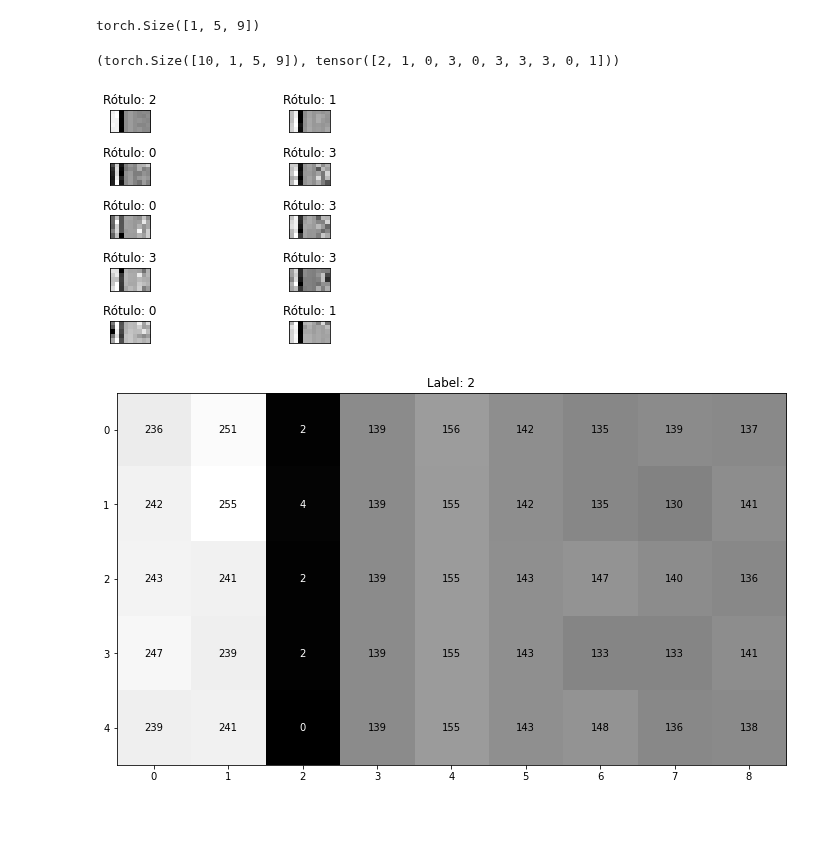
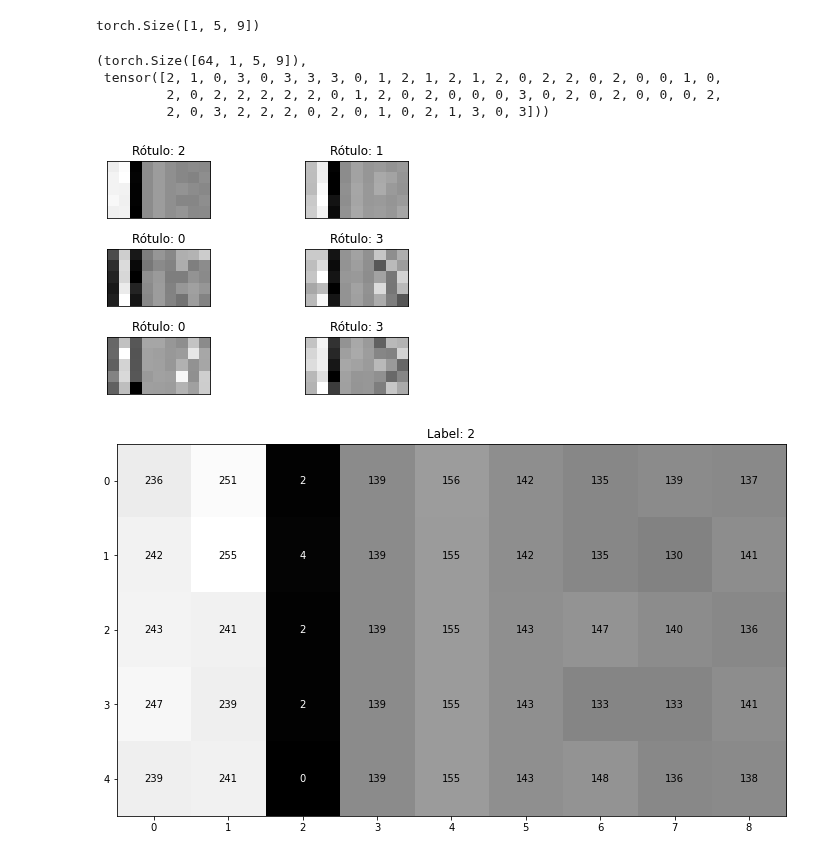
Before and after one commit to andssuu/moncattle, a Jupyter notebook: supervised/notebooks/cnn.ipynb, the cells around one changed output. Cells and saved outputs as stored; diff of their text form; code cells hidden in the pictures; blank space fills up the shorter version.

```diff
--- a/supervised/notebooks/cnn.ipynb
+++ b/supervised/notebooks/cnn.ipynb
@@ -261,7 +261,7 @@ False
 # %% [markdown]
 ### Definição de hiper-parâmetros
 # %%
-batch_size=10
+batch_size=64
 # %% [markdown]
 ### Conversão de tensores
 # %%
@@ -284,19 +284,22 @@ examples = enumerate(zip(trainloader_data, trainloader_label))
 batch_idx, (example_data, example_label) = next(examples)
 example_data.shape, example_label
 # %% [output]
-(torch.Size([10, 1, 5, 9]), tensor([2, 1, 0, 3, 0, 3, 3, 3, 0, 1]))
+(torch.Size([64, 1, 5, 9]),
+ tensor([2, 1, 0, 3, 0, 3, 3, 3, 0, 1, 2, 1, 2, 1, 2, 0, 2, 2, 0, 2, 0, 0, 1, 0,
+         2, 0, 2, 2, 2, 2, 2, 0, 1, 2, 0, 2, 0, 0, 0, 3, 0, 2, 0, 2, 0, 0, 0, 2,
+         2, 0, 3, 2, 2, 2, 0, 2, 0, 1, 0, 2, 1, 3, 0, 3]))
 # %%
 import matplotlib.pyplot as plt
 fig = plt.figure()
-for i in range(batch_size):
-  plt.subplot(5, 2, i+1)
+for i in range(6):
+  plt.subplot(3, 2, i+1)
   plt.tight_layout()
   plt.imshow(example_data[i][0], cmap='gray', interpolation='none')
   plt.title("Rótulo: {}".format(int(example_label[i])))
   plt.xticks([])
   plt.yticks([])
 # %% [output]
-[figure, old version]
+[figure, new version]
 # %%
 def visualize_input(img, ax):
     #img = np.uint8(img)
```
Also changed, not shown: parts of 4 cells of this notebook.
